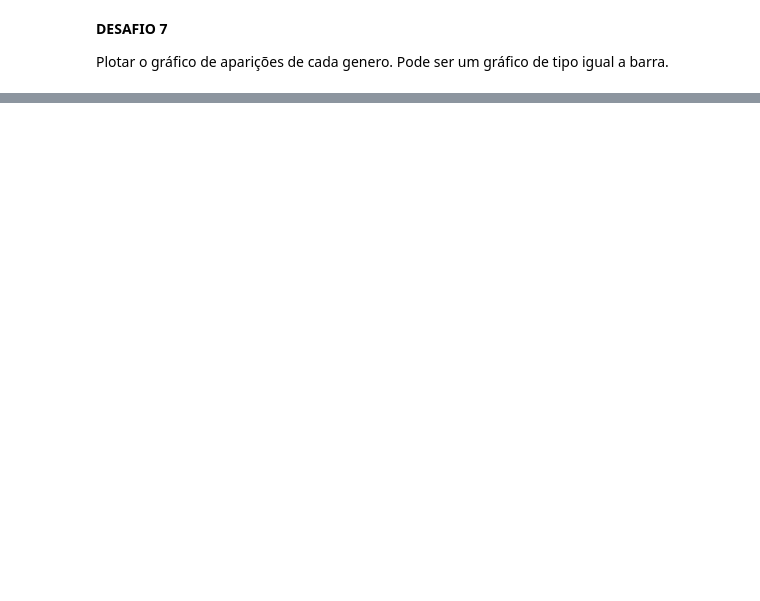
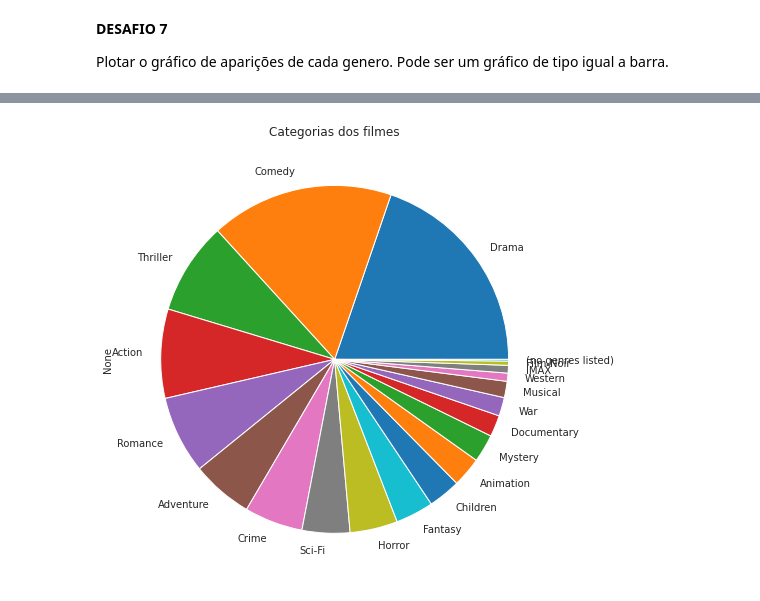
Before and after one commit to Chikuji/analise-python, a Jupyter notebook: aula1_pratica.ipynb, the cells around one changed output, grey strips where cells are left out. Saved outputs shown, nothing was run; the diff lists cells and outputs as text; code cells hidden in the pictures; blank space fills up the shorter version.

```diff
--- a/aula1_pratica.ipynb
+++ b/aula1_pratica.ipynb
@@ -395,0 +607,14 @@ Plotar o gráfico de aparições de cada genero. Pode ser um gráfico de tipo ig
+# %%
+# Para melhorar a visualização iremos estilizar o gráfico
+# Dentro do plot iremos modificar os parâmetros
+#   kind='pie , title='Categorias', figsize=(8,8)
+# plt.show()
+
+filmes["generos"].str.get_dummies('|').sum().sort_values(ascending=False).plot(
+    kind='pie',
+    title='Categorias dos filmes',
+    figsize=(8,8)
+)
+plt.show()
+# %% [output]
+[figure, added]
```
Also changed, not shown: parts of 43 cells of this notebook.
